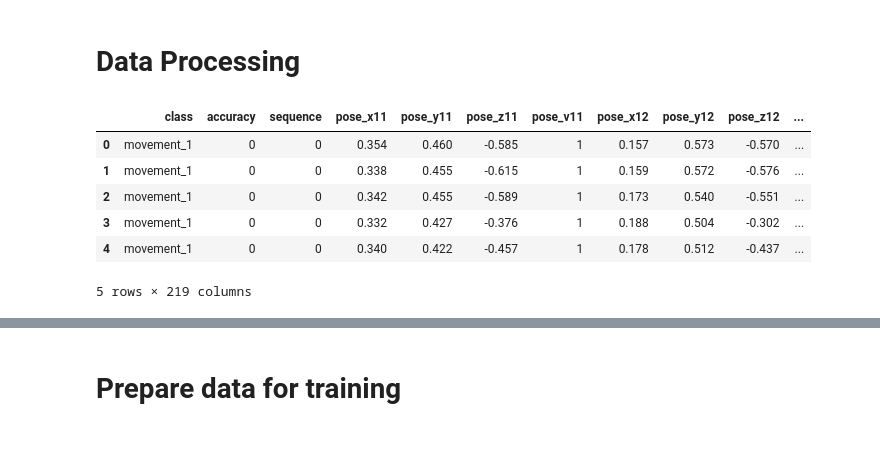
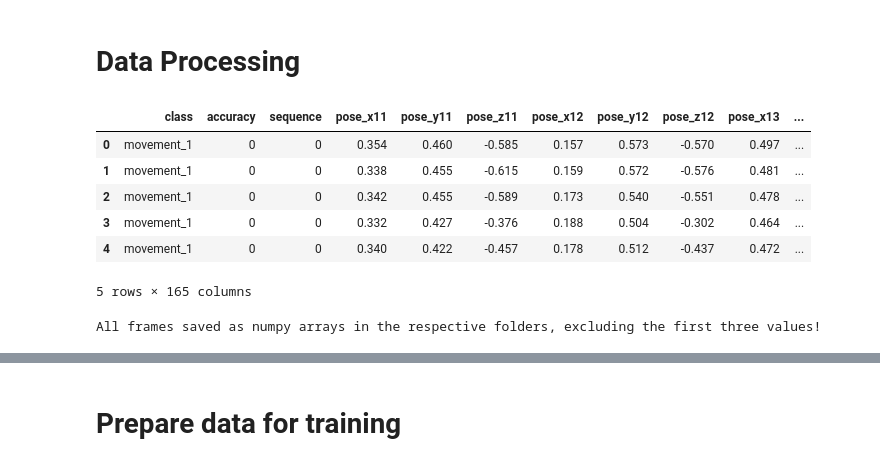
Before and after one commit to jmuozan/ML_Sequence_Recognition, a Jupyter notebook: ML_hands_pose.ipynb, the cells around one changed output, grey strips where cells are left out. Saved outputs shown, nothing was run; the diff lists cells and outputs as text; code cells hidden in the pictures.

Commit message:
Delete first columns of the individual arrays and visibility points

```diff
--- a/ML_hands_pose.ipynb
+++ b/ML_hands_pose.ipynb
@@ -358,23 +358,35 @@ combined_df.to_csv(combined_path, header=False, index=False)
 # %%
 # Cell 9: Delete not important data
 data = pd.read_csv('combined_coordinates.csv')
 
+# Identify columns to remove: include specific ranges and all visibility points
 columns_to_remove_1 = [f"pose_{c}{i}" for c in ['x', 'y', 'z', 'v'] for i in range(0, 11)]
 columns_to_remove_2 = [f"pose_{c}{i}" for c in ['x', 'y', 'z', 'v'] for i in range(23, 33)]
-columns_to_remove = [col for col in (columns_to_remove_1 + columns_to_remove_2) if col in data.columns]
+visibility_columns_pose = [col for col in data.columns if 'pose_v' in col]
+visibility_columns_left_hand = [col for col in data.columns if 'left_hand_v' in col]
+visibility_columns_right_hand = [col for col in data.columns if 'right_hand_v' in col]
 
+# Combine all columns to remove
+columns_to_remove = columns_to_remove_1 + columns_to_remove_2 + visibility_columns_pose + visibility_columns_left_hand + visibility_columns_right_hand
+columns_to_remove = [col for col in columns_to_remove if col in data.columns]
+
+# Drop the selected columns from the dataframe
 data_filtered = data.drop(columns=columns_to_remove)
+
+# Round the values and save the filtered data
 data_filtered = data_filtered.round(3)
 data_filtered.to_csv('filtered_coordinates.csv', index=False)
+
+# Display the first few rows of the filtered dataset
 data_filtered.head()
 # %% [output]
-|  | class | accuracy | sequence | pose_x11 | pose_y11 | pose_z11 | pose_v11 | pose_x12 | pose_y12 | pose_z12 | ... |
-| 0 | movement_1 | 0 | 0 | 0.354 | 0.460 | -0.585 | 1 | 0.157 | 0.573 | -0.570 | ... |
-| 1 | movement_1 | 0 | 0 | 0.338 | 0.455 | -0.615 | 1 | 0.159 | 0.572 | -0.576 | ... |
-| 2 | movement_1 | 0 | 0 | 0.342 | 0.455 | -0.589 | 1 | 0.173 | 0.540 | -0.551 | ... |
-| 3 | movement_1 | 0 | 0 | 0.332 | 0.427 | -0.376 | 1 | 0.188 | 0.504 | -0.302 | ... |
-| 4 | movement_1 | 0 | 0 | 0.340 | 0.422 | -0.457 | 1 | 0.178 | 0.512 | -0.437 | ... |
+|  | class | accuracy | sequence | pose_x11 | pose_y11 | pose_z11 | pose_x12 | pose_y12 | pose_z12 | pose_x13 | ... |
+| 0 | movement_1 | 0 | 0 | 0.354 | 0.460 | -0.585 | 0.157 | 0.573 | -0.570 | 0.497 | ... |
+| 1 | movement_1 | 0 | 0 | 0.338 | 0.455 | -0.615 | 0.159 | 0.572 | -0.576 | 0.481 | ... |
+| 2 | movement_1 | 0 | 0 | 0.342 | 0.455 | -0.589 | 0.173 | 0.540 | -0.551 | 0.478 | ... |
+| 3 | movement_1 | 0 | 0 | 0.332 | 0.427 | -0.376 | 0.188 | 0.504 | -0.302 | 0.464 | ... |
+| 4 | movement_1 | 0 | 0 | 0.340 | 0.422 | -0.457 | 0.178 | 0.512 | -0.437 | 0.472 | ... |
-5 rows × 219 columns
+5 rows × 165 columns
 # %%
 # Cell 10: Create folders in directory
 data = pd.read_csv('filtered_coordinates.csv')
@@ -404,4 +416,41 @@ for class_value in unique_classes:
             sequence_dir = os.path.join(accuracy_dir, str(sequence))
             if not os.path.exists(sequence_dir):
                 os.makedirs(sequence_dir)
+# %%
+import os
+import pandas as pd
+import numpy as np
+
+# Load the CSV data into a DataFrame
+data = pd.read_csv('filtered_coordinates.csv')
+
+# Path to the base directory
+base_dir = 'DataBase'
+
+# Ensure the base directory exists
+if not os.path.exists(base_dir):
+    os.makedirs(base_dir)
+
+# Process each class, accuracy, and sequence
+for class_value in data['class'].unique():
+    class_dir = os.path.join(base_dir, str(class_value))
+    class_data = data[data['class'] == class_value]
+
+    for accuracy_type, subfolder_name in zip([1, 0], ['R', 'W']):
+        accuracy_dir = os.path.join(class_dir, subfolder_name)
+        accuracy_data = class_data[class_data['accuracy'] == accuracy_type]
+
+        for sequence in accuracy_data['sequence'].unique():
+            sequence_dir = os.path.join(accuracy_dir, str(sequence))
+            sequence_data = accuracy_data[accuracy_data['sequence'] == sequence]
+
+            # Save each frame (row) as a numpy array in the respective directory
+            for index, row in sequence_data.iterrows():
+                frame_path = os.path.join(sequence_dir, f'frame_{index}.npy')
+                # Skip the first three values and convert the rest of the row to a numpy array and save
+                np.save(frame_path, row.values[3:])
+
+print("All frames saved as numpy arrays in the respective folders, excluding the first three values!")
+# %% [output]
+All frames saved as numpy arrays in the respective folders, excluding the first three values!
 # %%
```
Also changed, not shown: parts of 4 cells of this notebook.
